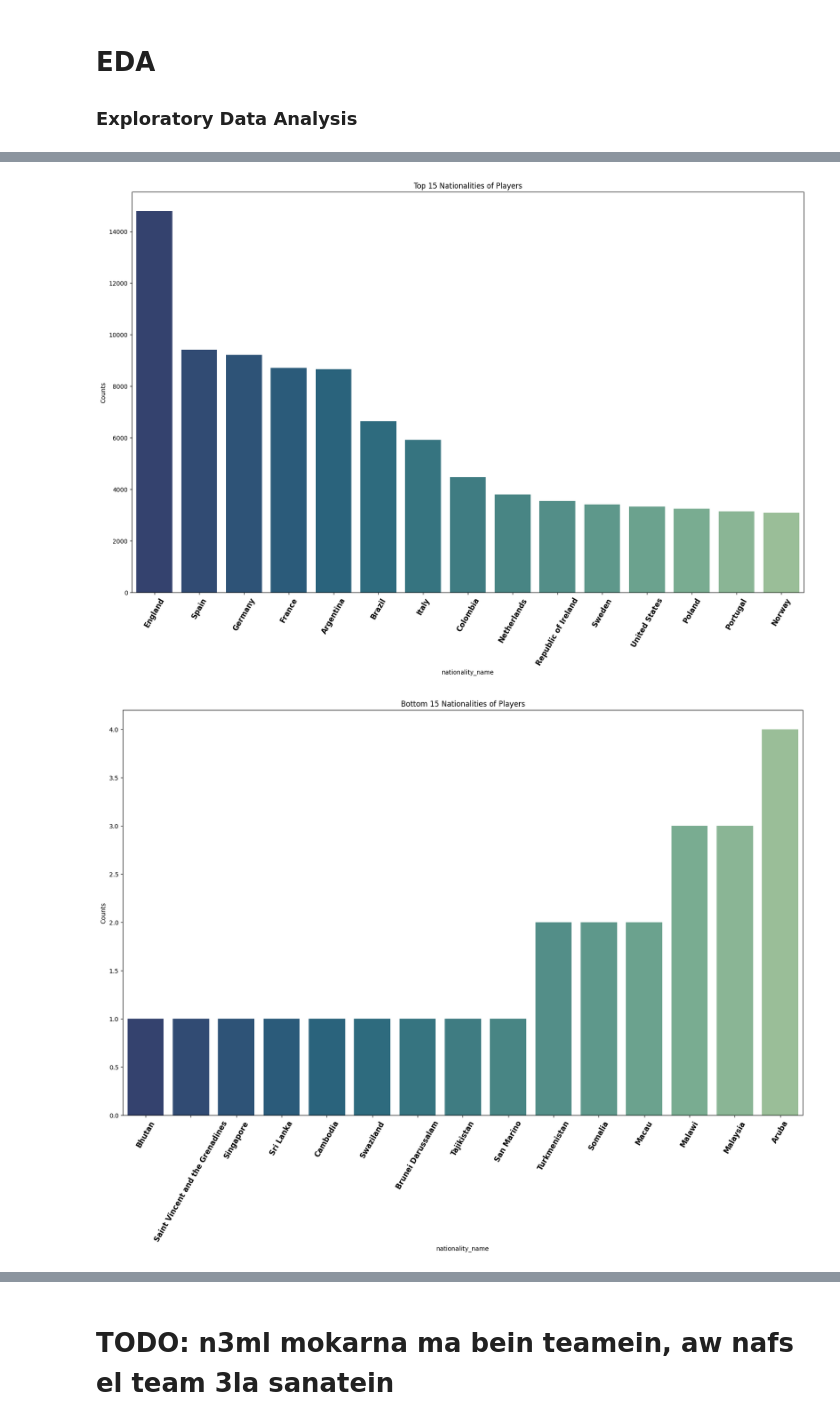
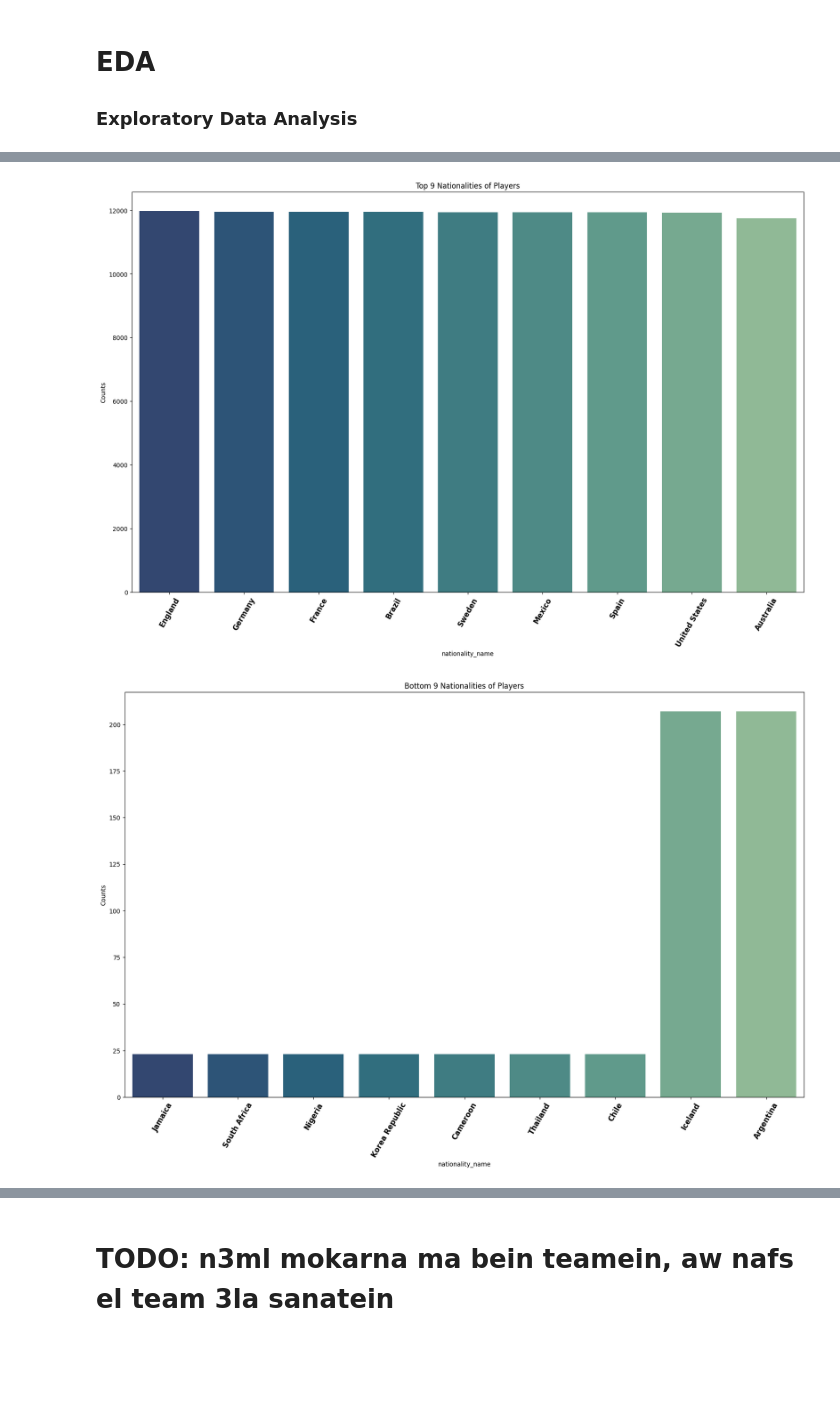
Before and after one commit to AliHashish/FIFA_Players_Analysis, a Jupyter notebook: EDA.ipynb, the cells around one changed output, grey strips where cells are left out. Drawn from its saved outputs; the diff is of its cells as text; code cells hidden in the pictures; blank space fills up the shorter version.

Commit message:
lesa 7eta fl females fl EDA
el negma dyh lesa

```diff
--- a/EDA.ipynb
+++ b/EDA.ipynb
@@ -11,7 +11,7 @@ import plotly.express as px
 import pickle as pkl
 
 dataset = "male_players (legacy)_23"
-dataset = "female_players (legacy)_23"
+dataset = "female_players_23"
 df = pd.read_csv('Data/Preprocessed/Clean_'+dataset+'.csv')
 
 print(len(df))
@@ -79,27 +96,31 @@ plt.show()
 # %%
+nationality_count = 15
+if dataset == "female_players_23":
+    nationality_count = 9
+
 nat_cnt=df.groupby('nationality_name').apply(lambda x:x['short_name'].count()).reset_index(name='Counts')
 nat_cnt.sort_values(by='Counts',ascending=False,inplace=True)
-top_15_nat_cnt=nat_cnt[:15]
+top_nat_cnt=nat_cnt[:nationality_count]
 plt.figure(figsize=(20, 12))
-sns.barplot(x='nationality_name', y='Counts', data=top_15_nat_cnt, palette='crest_r')
-plt.title('Top 15 Nationalities of Players')
+sns.barplot(x='nationality_name', y='Counts', data=top_nat_cnt, palette='crest_r')
+plt.title(f'Top {nationality_count} Nationalities of Players')
 plt.xticks(rotation=60, weight = 'bold', fontsize = 12)
 plt.show()
 # %% [output]
-[figure, old version]
+[figure, new version]
 # %%
 nat_cnt=df.groupby('nationality_name').apply(lambda x:x['short_name'].count()).reset_index(name='Counts')
 nat_cnt.sort_values(by='Counts',ascending=True,inplace=True)
-bottom_15_nat_cnt=nat_cnt[:15]
+bottom_15_nat_cnt=nat_cnt[:nationality_count]
 plt.figure(figsize=(20, 12))
 sns.barplot(x='nationality_name', y='Counts', data=bottom_15_nat_cnt, palette='crest_r')
-plt.title('Bottom 15 Nationalities of Players')
+plt.title(f'Bottom {nationality_count} Nationalities of Players')
 plt.xticks(rotation=60, weight = 'bold', fontsize = 12)
 plt.show()
 
 # Some nations have too few players, this could be increased by taking the full national team
 # %% [output]
-[figure, old version]
+[figure, new version]
 # %%
 # number of players in Egypt
 (df['nationality_name'] == 'Egypt').sum()
```
Also changed, not shown: parts of 17 cells of this notebook, 1 other file.
